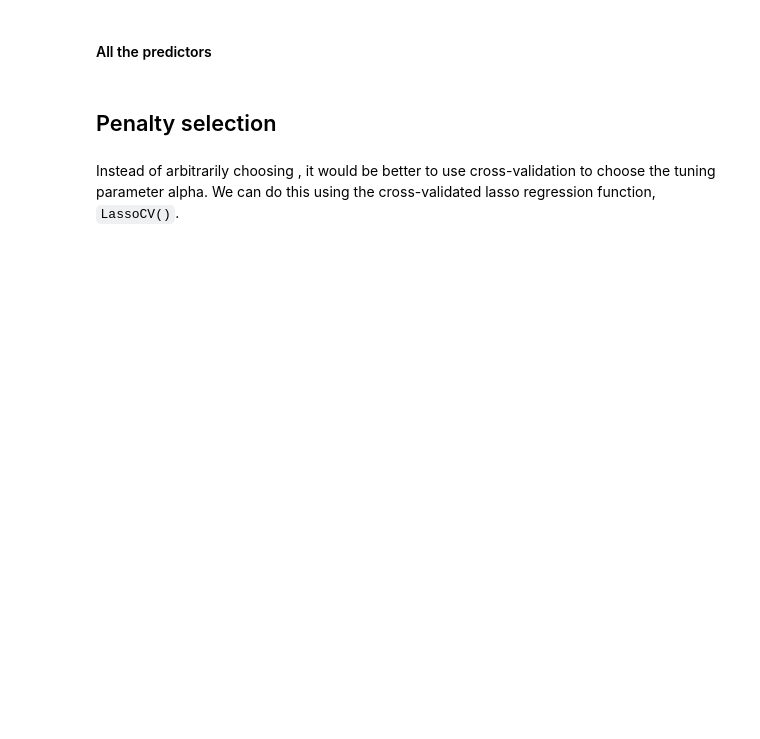
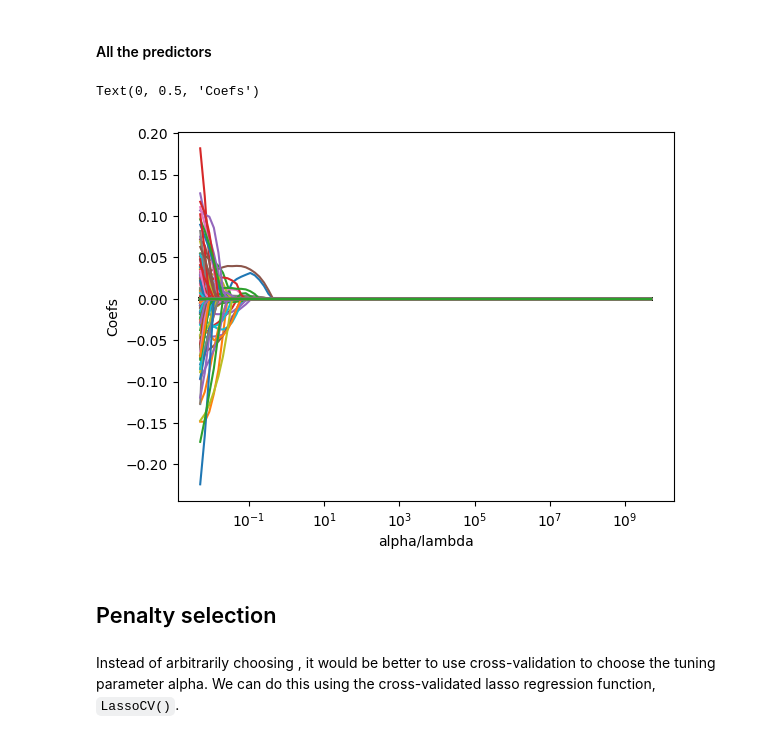
Before and after one commit to ignaciomsarmiento/ML_UNLP_Lectures, a Jupyter notebook: Week03/Notebook_Lasso.ipynb, the cells around one changed output. Cells and saved outputs as stored; diff of their text form; code cells hidden in the pictures; blank space fills up the shorter version.

```diff
--- a/Week03/Notebook_Lasso.ipynb
+++ b/Week03/Notebook_Lasso.ipynb
@@ -110,18 +147,21 @@ plt.ylabel('Coefs')
 # %%
 lasso = Lasso()
 coefs = []
 
 for a in alphas:
     lasso.set_params(alpha = a)
     lasso.fit(X2, y)
-    coefs.append(ridge.coef_)
+    coefs.append(lasso.coef_)
 
 ax = plt.gca()
 ax.plot(alphas, coefs)
 ax.set_xscale('log')
 plt.axis('tight')
 plt.xlabel('alpha/lambda')
 plt.ylabel('Coefs')
+# %% [output]
+Text(0, 0.5, 'Coefs')
+[figure, added]
 # %% [markdown]
 ## Penalty selection
 # %% [markdown]
```
Also changed, not shown: parts of 12 cells of this notebook.
